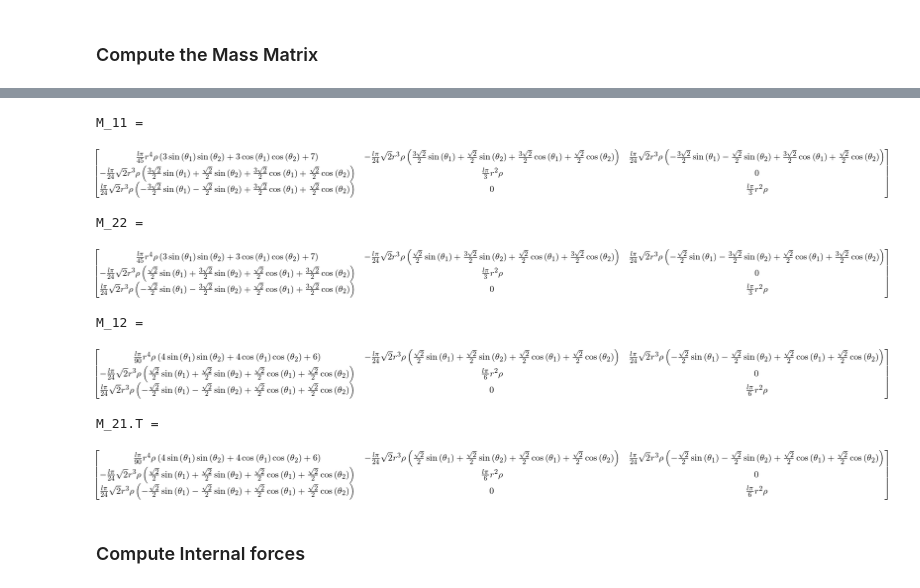
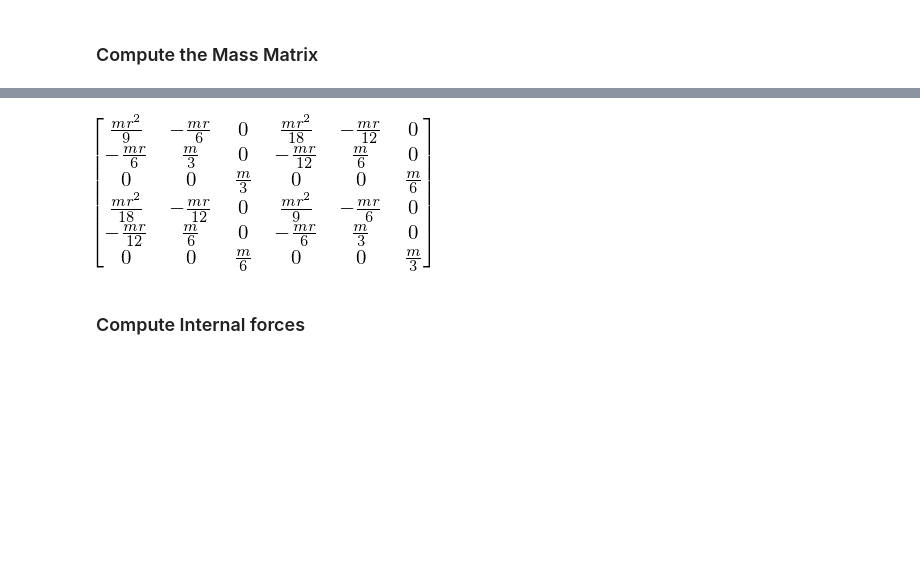
Before and after one commit to cdlrpi/mixed-body-type, a Jupyter notebook: large-deformation/gebf-mass-matrix-and-forces-2D-v9.ipynb, the cells around one changed output, grey strips where cells are left out. Drawn from its saved outputs; the diff is of its cells as text; code cells hidden in the pictures; blank space fills up the shorter version.

```diff
--- a/large-deformation/gebf-mass-matrix-and-forces-2D-v9.ipynb
+++ b/large-deformation/gebf-mass-matrix-and-forces-2D-v9.ipynb
@@ -163,24 +168,20 @@ VrP =
+# %%
+sym.expand(M).subs([('theta_1',0),('theta_2',0),(pi*r**2,A),(rho*A*l,m)])
+# M.subs([('theta_1',0),('theta_2',0)])
+# %% [output]
+[figure, added]
 # %%
 # print('\nM = \n')
 # display(M)
 
-print('M_11 = ')
-display(M[0:3,0:3])
-print('\nM_22 = ')
-display(M[3:6,3:6])
-print('\nM_12 = ')
-display(M[0:3,3:6])
-print('\nM_21.T = ')
-display(M[3:6,0:3].T)
+# print('M_11 = ')
+# display(M[0:3,0:3])
+# print('\nM_22 = ')
+# display(M[3:6,3:6])
+# print('\nM_12 = ')
+# display(M[0:3,3:6])
+# print('\nM_21.T = ')
+# display(M[3:6,0:3].T)
-# %% [output]
-M_11 =
-[figure, removed]
-M_22 =
-[figure, removed]
-M_12 =
-[figure, removed]
-M_21.T =
-[figure, removed]
 # %% [markdown]
 ### Compute Internal forces
 # %% [markdown]
```
Also changed, not shown: parts of 38 cells of this notebook, 3 other files.
